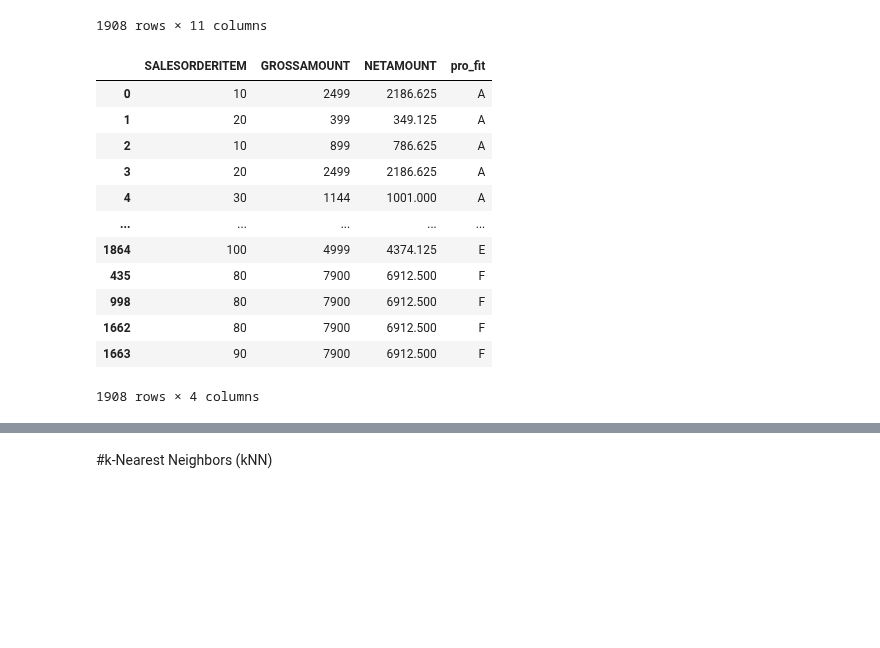
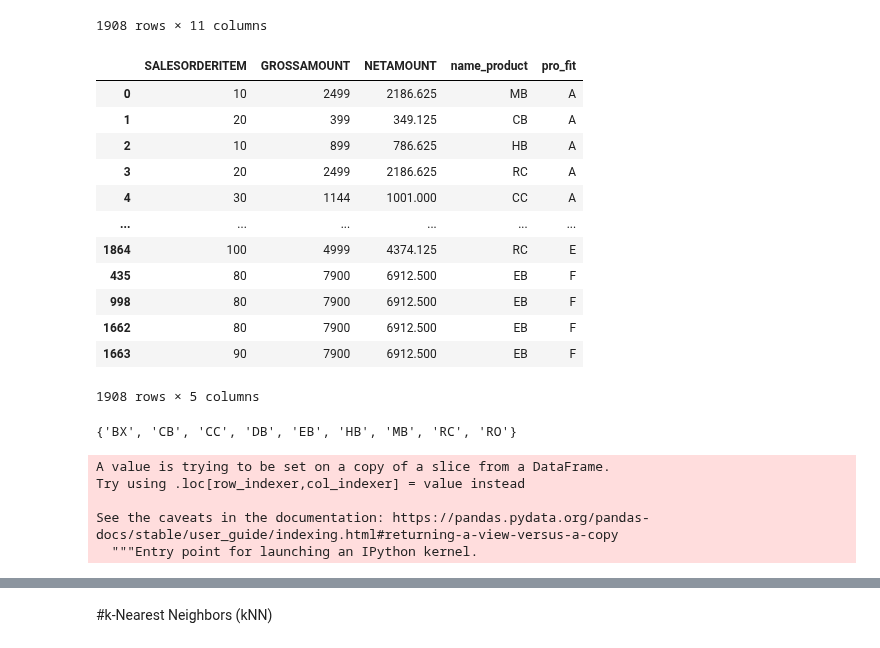
Before and after one commit to nicha0524/DPDM2021, a Jupyter notebook: Project.ipynb, the cells around one changed output, grey strips where cells are left out. Cells and saved outputs as stored; diff of their text form; code cells hidden in the pictures; blank space fills up the shorter version.

```diff
--- a/Project.ipynb
+++ b/Project.ipynb
@@ -1210,19 +1210,23 @@ Sale.sort_index(ascending=False)
 | 0 | 10 | MB-1034 | USD | 2499 | 2186.625 | 20180311 | 2018-03-11 | 2018 | ... |
 1908 rows × 11 columns
 # %%
-Sale_=Sale.iloc[:,[0,3,4,10]]
+Sale_=Sale.iloc[:,[0,3,4,8,10]]
 Sale_
 # %% [output]
-|  | SALESORDERITEM | GROSSAMOUNT | NETAMOUNT | pro_fit |
-| 0 | 10 | 2499 | 2186.625 | A |
-| 1 | 20 | 399 | 349.125 | A |
-| 2 | 10 | 899 | 786.625 | A |
-| 3 | 20 | 2499 | 2186.625 | A |
-| 4 | 30 | 1144 | 1001.000 | A |
-| ... | ... | ... | ... | ... |
-| 1864 | 100 | 4999 | 4374.125 | E |
-| 435 | 80 | 7900 | 6912.500 | F |
-| 998 | 80 | 7900 | 6912.500 | F |
-| 1662 | 80 | 7900 | 6912.500 | F |
-| 1663 | 90 | 7900 | 6912.500 | F |
+|  | SALESORDERITEM | GROSSAMOUNT | NETAMOUNT | name_product | pro_fit |
+| 0 | 10 | 2499 | 2186.625 | MB | A |
+| 1 | 20 | 399 | 349.125 | CB | A |
+| 2 | 10 | 899 | 786.625 | HB | A |
+| 3 | 20 | 2499 | 2186.625 | RC | A |
+| 4 | 30 | 1144 | 1001.000 | CC | A |
+| ... | ... | ... | ... | ... | ... |
+| 1864 | 100 | 4999 | 4374.125 | RC | E |
+| 435 | 80 | 7900 | 6912.500 | EB | F |
+| 998 | 80 | 7900 | 6912.500 | EB | F |
+| 1662 | 80 | 7900 | 6912.500 | EB | F |
+| 1663 | 90 | 7900 | 6912.500 | EB | F |
-1908 rows × 4 columns
+1908 rows × 5 columns
+# %%
+set(Sale_['name_product'])
+# %% [output]
+{'BX', 'CB', 'CC', 'DB', 'EB', 'HB', 'MB', 'RC', 'RO'}
@@ -1228,0 +1235,8 @@ Sale_
+# %%
+Sale_['name_product_']=Sale_['name_product'].map(dw_mapping)
+# %% [output]
+A value is trying to be set on a copy of a slice from a DataFrame.
+Try using .loc[row_indexer,col_indexer] = value instead
+
+See the caveats in the documentation: https://pandas.pydata.org/pandas-docs/stable/user_guide/indexing.html#returning-a-view-versus-a-copy
+  """Entry point for launching an IPython kernel.
```
Also changed, not shown: parts of 39 cells of this notebook.
